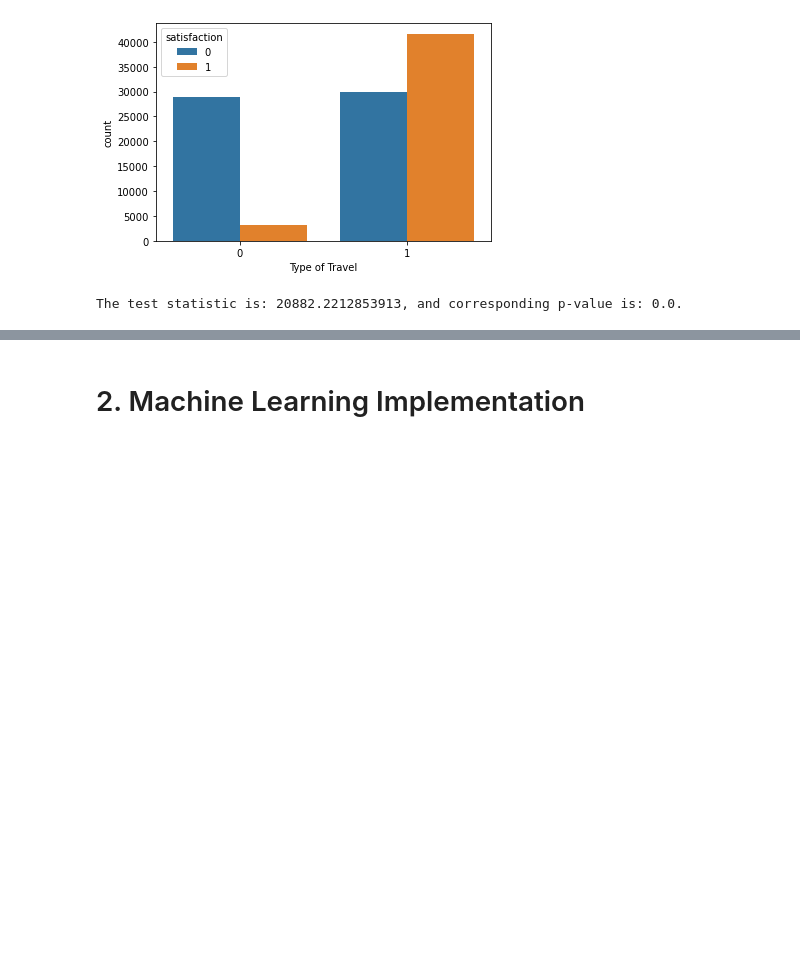
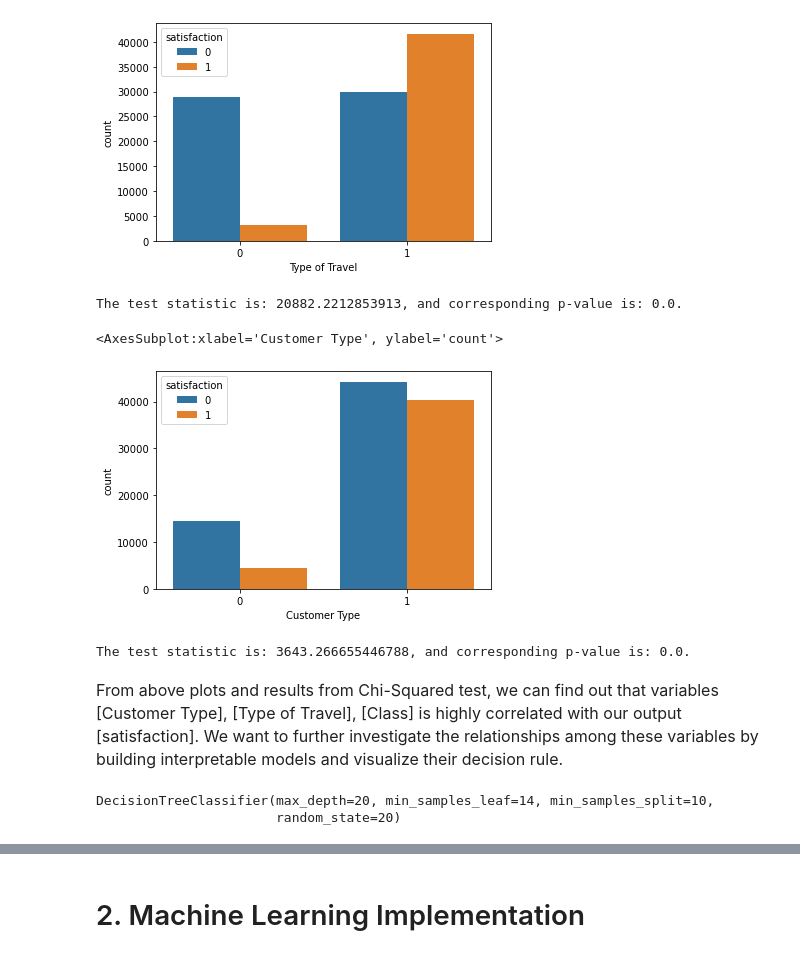
Before and after one commit to cgx242/Airline-Passenger-Satisfaction-Analysis, a Jupyter notebook: doc/Project with more EDA.ipynb, the cells around one changed output, grey strips where cells are left out. Drawn from its saved outputs; the diff is of its cells as text; code cells hidden in the pictures; blank space fills up the shorter version.

```diff
--- a/doc/Project with more EDA.ipynb
+++ b/doc/Project with more EDA.ipynb
@@ -265,3 +245,15 @@ stat, p, df, expected = chi2_contingency(pd.crosstab(train_data1['Type of Travel
 print("The test statistic is: {}, and corresponding p-value is: {}.".format(stat,p))
 # %% [output]
 The test statistic is: 20882.2212853913, and corresponding p-value is: 0.0.
+# %%
+sns.countplot(x = train_data1['Customer Type'],hue = train_data1['satisfaction'])
+# %% [output]
+<AxesSubplot:xlabel='Customer Type', ylabel='count'>
+[figure, added]
+# %%
+stat, p, df, expected = chi2_contingency(pd.crosstab(train_data1['Customer Type'], train_data1['satisfaction']))
+print("The test statistic is: {}, and corresponding p-value is: {}.".format(stat,p))
+# %% [output]
+The test statistic is: 3643.266655446788, and corresponding p-value is: 0.0.
+# %% [markdown]
+<font size = 3> From above plots and results from Chi-Squared test, we can find out that variables [Customer Type], [Type of Travel], [Class] is highly correlated with our output [satisfaction]. We want to further investigate the relationships among these variables by building interpretable models and visualize their decision rule.
@@ -267,0 +266,6 @@ The test statistic is: 20882.2212853913, and corresponding p-value is: 0.0.
+# %%
+dt_model=DecisionTreeClassifier(random_state=20,min_samples_split=10,min_samples_leaf=14,max_depth=20)
+dt_model.fit(X_train, y_train)
+# %% [output]
+DecisionTreeClassifier(max_depth=20, min_samples_leaf=14, min_samples_split=10,
+                       random_state=20)
```
Also changed, not shown: parts of 19 cells of this notebook, 1 other file.
